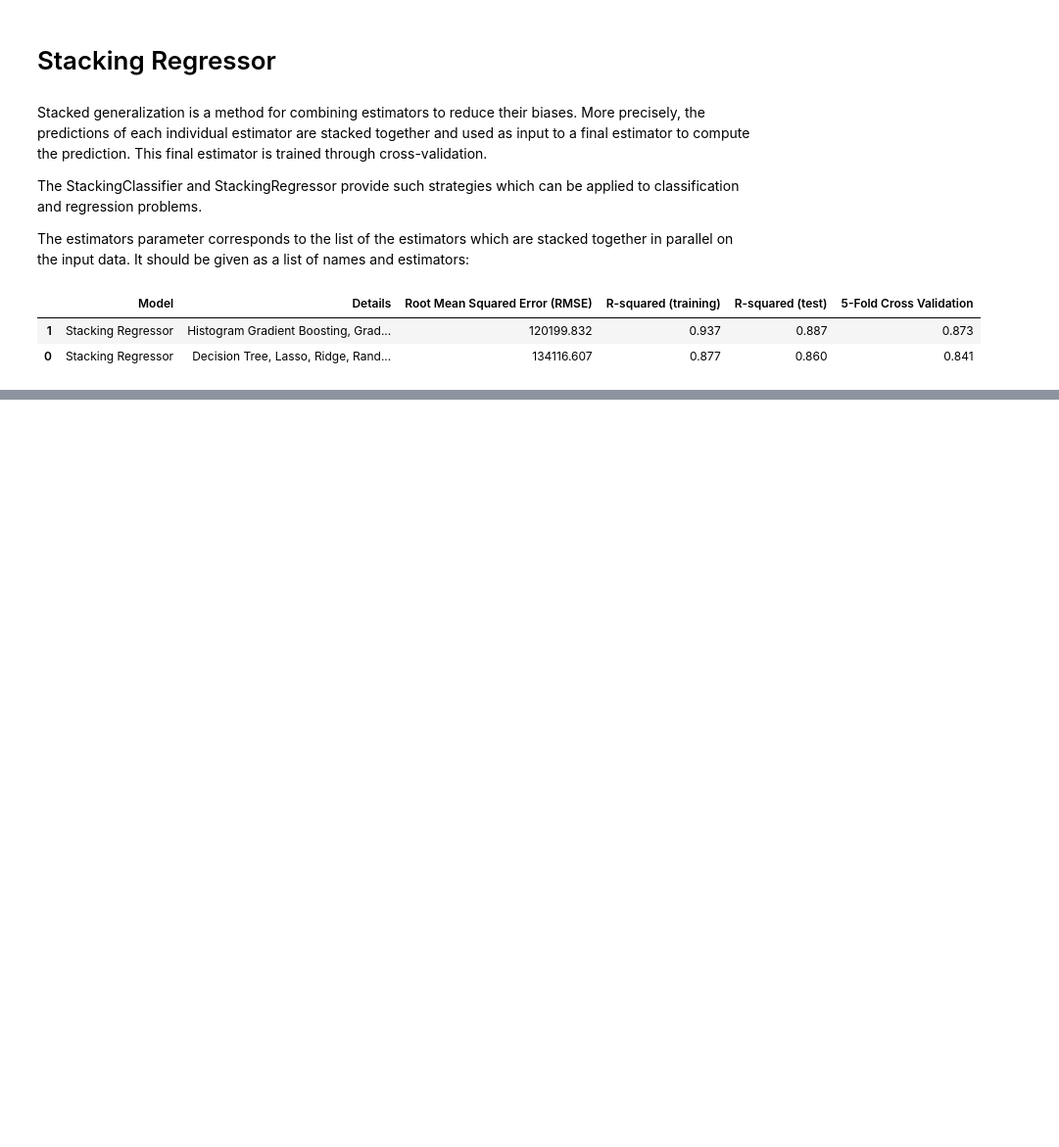
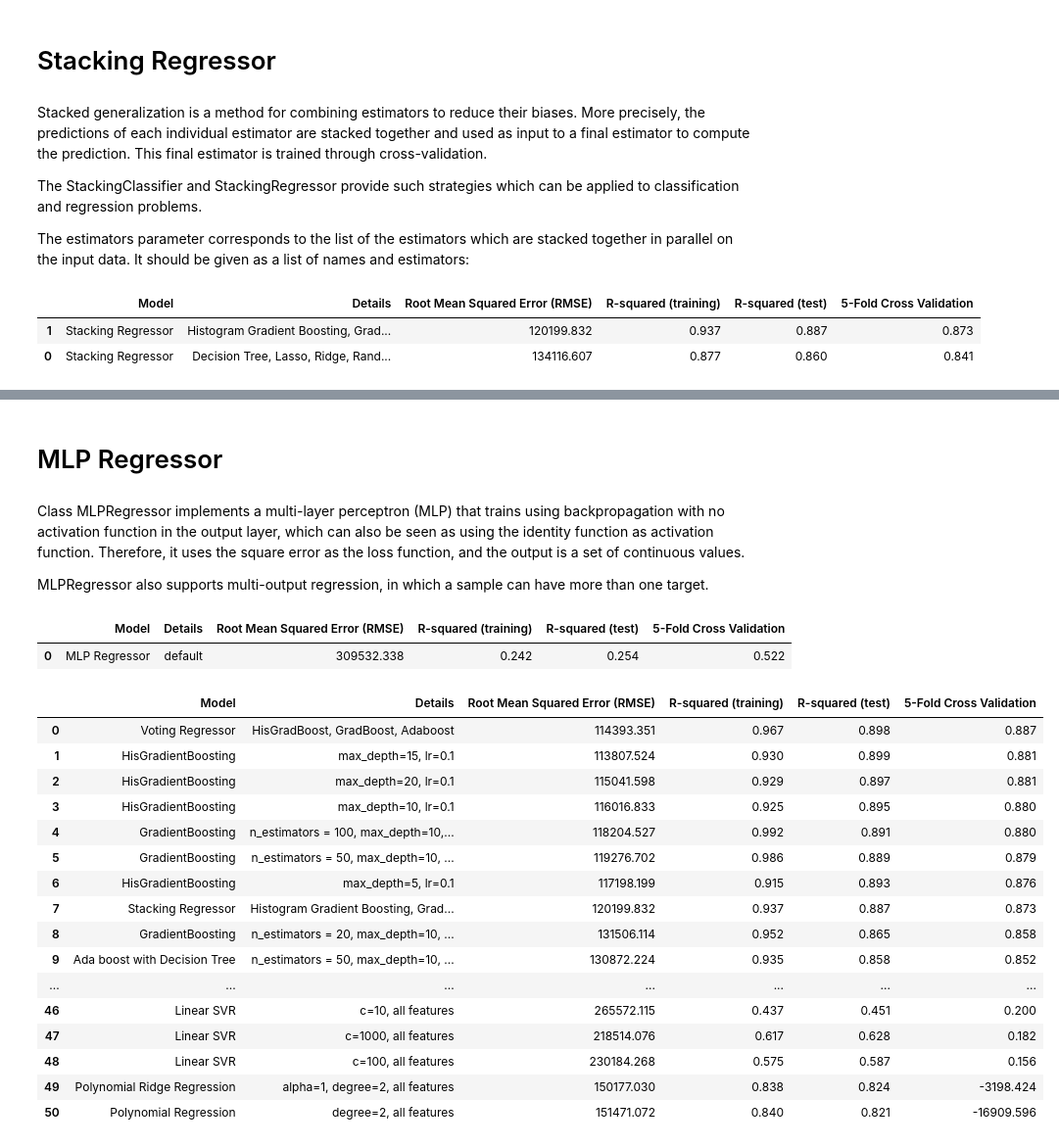
Before and after one commit to omgitsmj24/BOOT_AI_INTERN, a Jupyter notebook: Regression/all_regression_ever.ipynb, the cells around one changed output, grey strips where cells are left out. Shown at 98% size. Cells and saved outputs as stored; diff of their text form; code cells hidden in the pictures; blank space fills up the shorter version.

Commit message:
regression finished

```diff
--- a/Regression/all_regression_ever.ipynb
+++ b/Regression/all_regression_ever.ipynb
@@ -1320,2 +1320,59 @@ final
 | 48 | Polynomial Ridge Regression | alpha=1, degree=2, all features | 150177.030 | 0.838 | 0.824 | -3198.424 |
 | 49 | Polynomial Regression | degree=2, all features | 151471.072 | 0.840 | 0.821 | -16909.596 |
+# %% [markdown]
+# MLP Regressor
+# %% [markdown]
+Class MLPRegressor implements a multi-layer perceptron (MLP) that trains using backpropagation with no activation function in the output layer, which can also be seen as using the identity function as activation function. Therefore, it uses the square error as the loss function, and the output is a set of continuous values.
+
+MLPRegressor also supports multi-output regression, in which a sample can have more than one target.
+# %%
+from sklearn.neural_network import MLPRegressor
+
+evaluation_mlp = pd.DataFrame({'Model': [],'Details':[],'Root Mean Squared Error (RMSE)':[],'R-squared (training)':[],'R-squared (test)':[], '5-Fold Cross Validation':[]})
+
+def MLPReg():
+    reg = MLPRegressor()
+    reg.fit(X_train[features], y_train)
+    pred = reg.predict(X_test[features])
+
+    rmse = float(format(np.sqrt(metrics.mean_squared_error(y_test,pred)),'.3f'))
+    rtrk = float(format(reg.score(X_train[features],y_train),'.3f'))
+    rtek = float(format(reg.score(X_test[features],y_test),'.3f'))
+    cv = float(format(cross_val_score(reg,df_dm[features],target,cv=5).mean(),'.3f'))
+
+    return rmse, rtrk, rtek, cv
+
+rmse, rtrk, rtek, cv = MLPReg()
+
+r = evaluation_mlp.shape[0]
+
+evaluation_mlp.loc[r] = ['MLP Regressor','default',rmse, rtrk, rtek, cv]
+
+evaluation_mlp.sort_values(by = '5-Fold Cross Validation', ascending=False)
+# %% [output]
+|  | Model | Details | Root Mean Squared Error (RMSE) | R-squared (training) | R-squared (test) | 5-Fold Cross Validation |
+| 0 | MLP Regressor | default | 309532.338 | 0.242 | 0.254 | 0.522 |
+# %%
+final = pd.concat([final, evaluation_mlp], axis = 0)
+final.sort_values(by='5-Fold Cross Validation', ascending=False, inplace=True)
+final.reset_index(inplace=True)
+final=final.iloc[:,1:]
+final
+# %% [output]
+|  | Model | Details | Root Mean Squared Error (RMSE) | R-squared (training) | R-squared (test) | 5-Fold Cross Validation |
+| 0 | Voting Regressor | HisGradBoost, GradBoost, Adaboost | 114393.351 | 0.967 | 0.898 | 0.887 |
+| 1 | HisGradientBoosting | max_depth=15, lr=0.1 | 113807.524 | 0.930 | 0.899 | 0.881 |
+| 2 | HisGradientBoosting | max_depth=20, lr=0.1 | 115041.598 | 0.929 | 0.897 | 0.881 |
+| 3 | HisGradientBoosting | max_depth=10, lr=0.1 | 116016.833 | 0.925 | 0.895 | 0.880 |
+| 4 | GradientBoosting | n_estimators = 100, max_depth=10,... | 118204.527 | 0.992 | 0.891 | 0.880 |
+| 5 | GradientBoosting | n_estimators = 50, max_depth=10, ... | 119276.702 | 0.986 | 0.889 | 0.879 |
+| 6 | HisGradientBoosting | max_depth=5, lr=0.1 | 117198.199 | 0.915 | 0.893 | 0.876 |
+| 7 | Stacking Regressor | Histogram Gradient Boosting, Grad... | 120199.832 | 0.937 | 0.887 | 0.873 |
+| 8 | GradientBoosting | n_estimators = 20, max_depth=10, ... | 131506.114 | 0.952 | 0.865 | 0.858 |
+| 9 | Ada boost with Decision Tree | n_estimators = 50, max_depth=10, ... | 130872.224 | 0.935 | 0.858 | 0.852 |
+| ... | ... | ... | ... | ... | ... | ... |
+| 46 | Linear SVR | c=10, all features | 265572.115 | 0.437 | 0.451 | 0.200 |
+| 47 | Linear SVR | c=1000, all features | 218514.076 | 0.617 | 0.628 | 0.182 |
+| 48 | Linear SVR | c=100, all features | 230184.268 | 0.575 | 0.587 | 0.156 |
+| 49 | Polynomial Ridge Regression | alpha=1, degree=2, all features | 150177.030 | 0.838 | 0.824 | -3198.424 |
+| 50 | Polynomial Regression | degree=2, all features | 151471.072 | 0.840 | 0.821 | -16909.596 |
```
Also changed, not shown: parts of 12 cells of this notebook.
